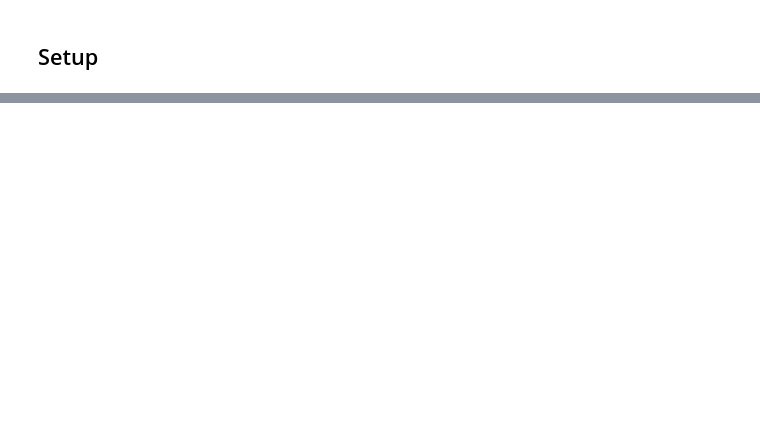
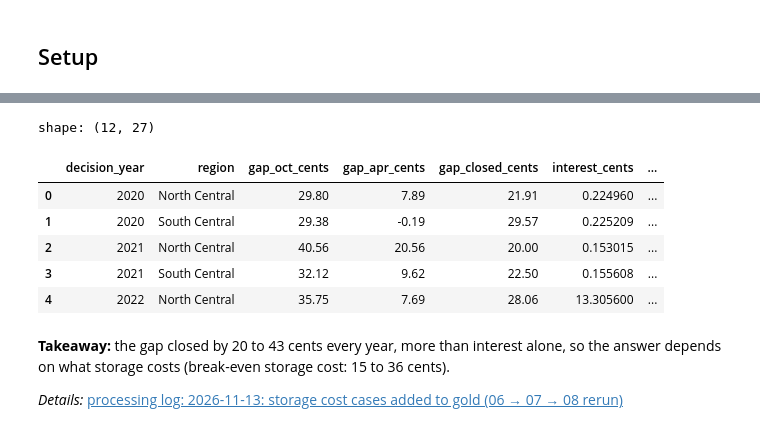
Before and after one commit to Jessie-Ren699/corn-storage-basis, a Jupyter notebook: notebooks/00_walkthrough.ipynb, the cells around one changed output, grey strips where cells are left out. Drawn from its saved outputs; the diff is of its cells as text; code cells hidden in the pictures; blank space fills up the shorter version.

```diff
--- a/notebooks/00_walkthrough.ipynb
+++ b/notebooks/00_walkthrough.ipynb
@@ -210,0 +225,18 @@ shape: 12 rows x 8 columns
+# %%
+# The key columns of the gold table, in cents per bushel
+gold = pd.read_csv(ROOT / "data/gold/gold_yearly.csv")
+print("shape:", gold.shape)
+display(gold[["decision_year", "region", "gap_oct_cents", "gap_apr_cents", "gap_closed_cents",
+              "interest_cents", "breakeven_storage_cents"]].head())
+# %% [output]
+shape: (12, 27)
+|  | decision_year | region | gap_oct_cents | gap_apr_cents | gap_closed_cents | interest_cents | ... |
+| 0 | 2020 | North Central | 29.80 | 7.89 | 21.91 | 0.224960 | ... |
+| 1 | 2020 | South Central | 29.38 | -0.19 | 29.57 | 0.225209 | ... |
+| 2 | 2021 | North Central | 40.56 | 20.56 | 20.00 | 0.153015 | ... |
+| 3 | 2021 | South Central | 32.12 | 9.62 | 22.50 | 0.155608 | ... |
+| 4 | 2022 | North Central | 35.75 | 7.69 | 28.06 | 13.305600 | ... |
+# %% [markdown]
+**Takeaway:** the gap closed by 20 to 43 cents every year, more than interest alone, so the answer depends on what storage costs (break-even storage cost: 15 to 36 cents).
+
+*Details:* [processing log: 2026-11-13: storage cost cases added to gold (06 → 07 → 08 rerun)](../docs/processing_log.md#2026-11-13-storage-cost-cases-added-to-gold-06--07--08-rerun)
```
Also changed, not shown: parts of 64 cells of this notebook.
